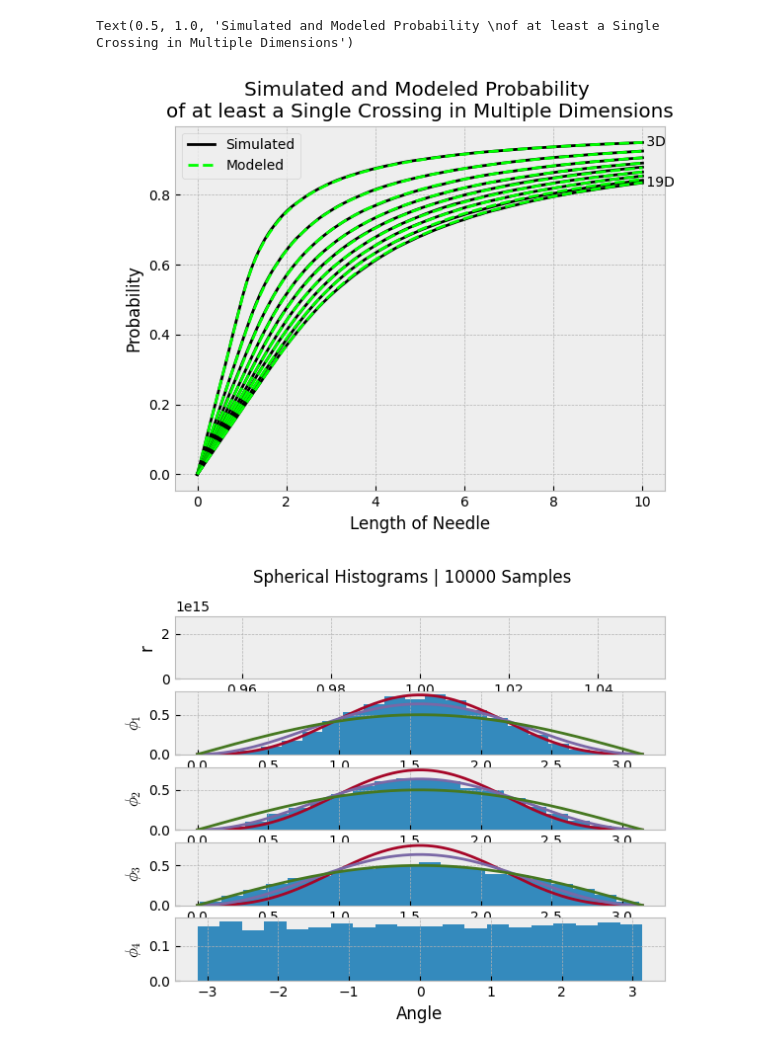
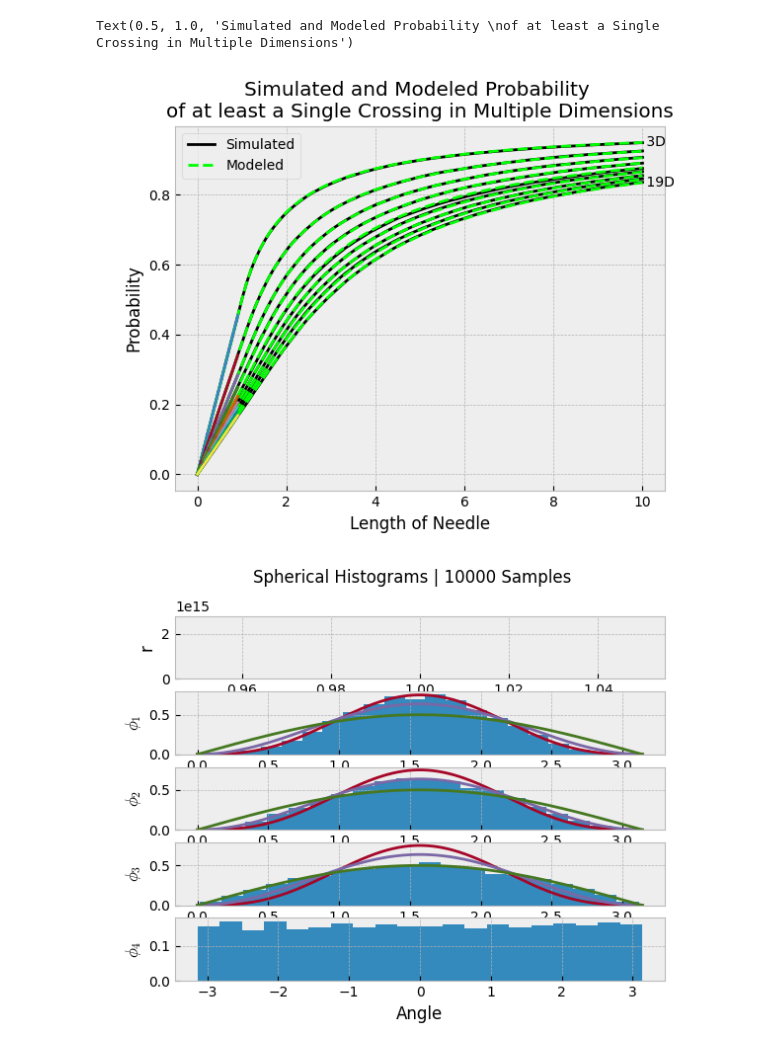
Before and after one commit to aechoi/buffon_extension, a Jupyter notebook: src/demo_notebook.ipynb, the cells around one changed output. Cells and saved outputs as stored; diff of their text form; code cells hidden in the pictures.

Commit message:
try out a solution using the gamma function that works generally across conditions (it works!)

```diff
--- a/src/demo_notebook.ipynb
+++ b/src/demo_notebook.ipynb
@@ -17,34 +17,35 @@ tau = np.pi*2
 # %%
 importlib.reload(sampling)
 
 samples = 100000
 dims = np.arange(3, 20, 2)
 lengths = np.linspace(0, 10, 100)
 hyperplanes = 1
 
 fig, ax = plt.subplots()
 for idx, dim in enumerate(tqdm(dims)):
 
     xs = np.random.random((samples, dim))
     hypersphere = sampling.get_samples_gaussian(samples, dim)
     sim_probs = sampling.get_sim_prob_greater(samples, dim, lengths, 0, 1)
 
     ax.plot(lengths, sim_probs, "k")
 
-    modeled_prob = modeling.prob_of_crossing(lengths, dim, N=hyperplanes)
+    modeled_prob = modeling.prob_of_crossing_vs_length(lengths, dim, N=hyperplanes)
     ax.plot(lengths, modeled_prob, "--", color=(0, 1, 0))
 
     if idx==0:
         ax.text(lengths[-1], modeled_prob[-1], f" {dim}D", verticalalignment="center")
         ax.legend(["Simulated", "Modeled"])
+    ax.plot(lengths[lengths<1], lengths[lengths<1]*spec.gamma(dim/2)/spec.gamma(0.5)/spec.gamma(dim/2+0.5))
 
 ax.text(lengths[-1], modeled_prob[-1], f" {dim}D", verticalalignment="center")
 ax.set_xlabel("Length of Needle")
 ax.set_ylabel("Probability")
 ax.set_title("Simulated and Modeled Probability \nof at least a Single Crossing in Multiple Dimensions")
 # %% [output]
 Text(0.5, 1.0, 'Simulated and Modeled Probability \nof at least a Single Crossing in Multiple Dimensions')
-[figure, old version]
+[figure, new version]
 # %%
 importlib.reload(sampling)
 hypersphere = sampling.get_samples_gaussian(n_samples=10000, n_dims=5)
```
Also changed, not shown: 1 other file.
